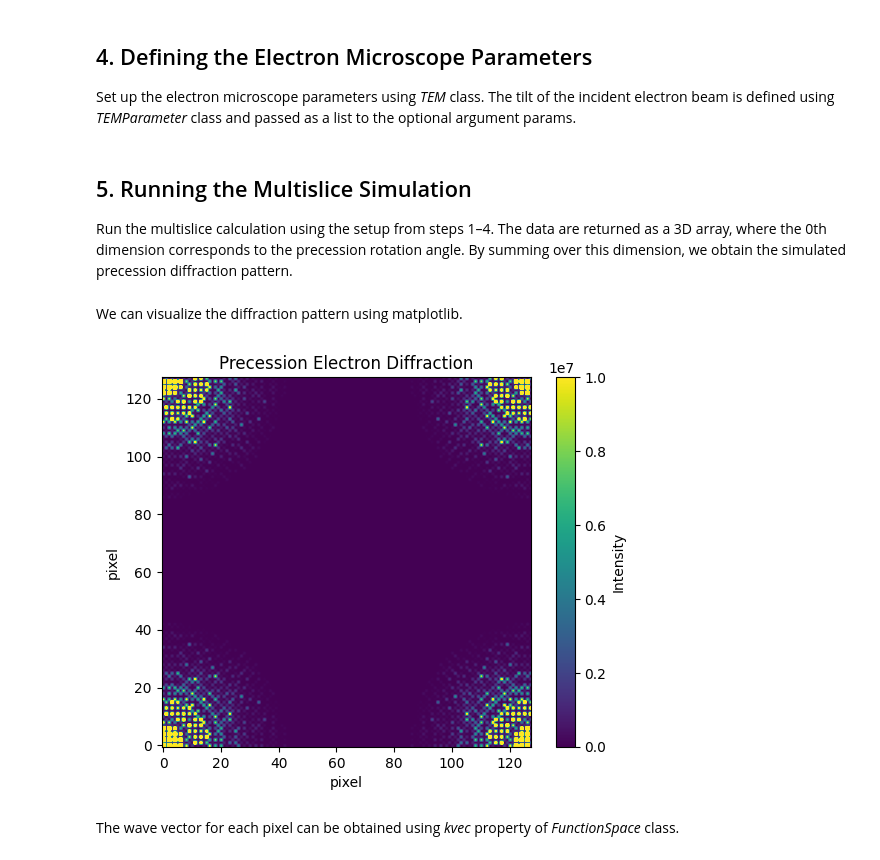
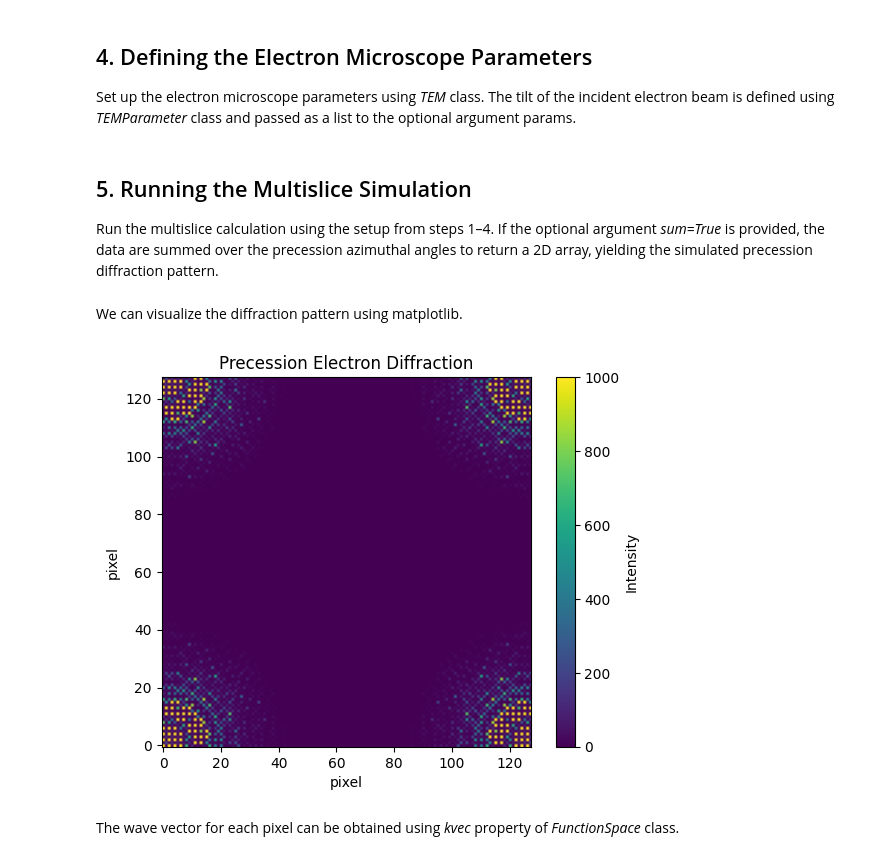
Before and after one commit to a-tock/lys_em, a Jupyter notebook: examples/02_PrecessionElectronDiffraction.ipynb, the cells around one changed output. Saved outputs shown, nothing was run; the diff lists cells and outputs as text; code cells hidden in the pictures.

```diff
--- a/examples/02_PrecessionElectronDiffraction.ipynb
+++ b/examples/02_PrecessionElectronDiffraction.ipynb
@@ -45,23 +45,23 @@ tem = TEM(60e3, params=[TEMParameter(tilt=[2, phi]) for phi in np.arange(0, 360,
 # %% [markdown]
 ## 5. Running the Multislice Simulation ##
 
-Run the multislice calculation using the setup from steps 1–4. The data are returned as a 3D array, where the 0th dimension corresponds to the precession rotation angle. By summing over this dimension, we obtain the simulated precession diffraction pattern.
+Run the multislice calculation using the setup from steps 1–4. If the optional argument *sum=True* is provided, the data are summed over the precession azimuthal angles to return a 2D array, yielding the simulated precession diffraction pattern.
 # %%
-from lys_em import multislice, diffraction
-data = diffraction(multislice(pot, tem)).sum(axis=0)
+from lys_em import multislice
+data = multislice(pot, tem, postprocess="diffraction", sum=True).real
 # %% [markdown]
 We can visualize the diffraction pattern using matplotlib.
 # %%
 import matplotlib.pyplot as plt
 
-plt.imshow(data.T, vmax=1e7, origin='lower')
+plt.imshow(data.T, vmax=1e3, origin='lower')
 plt.xlabel("pixel")
 plt.ylabel("pixel")
 plt.title("Precession Electron Diffraction")
 plt.colorbar(label = "Intensity")
 plt.show()
 # %% [output]
-[figure, old version]
+[figure, new version]
 # %% [markdown]
 The wave vector for each pixel can be obtained using *kvec* property of *FunctionSpace* class.
 # %%
```
Also changed, not shown: parts of 2 cells of this notebook, 5 other files.
